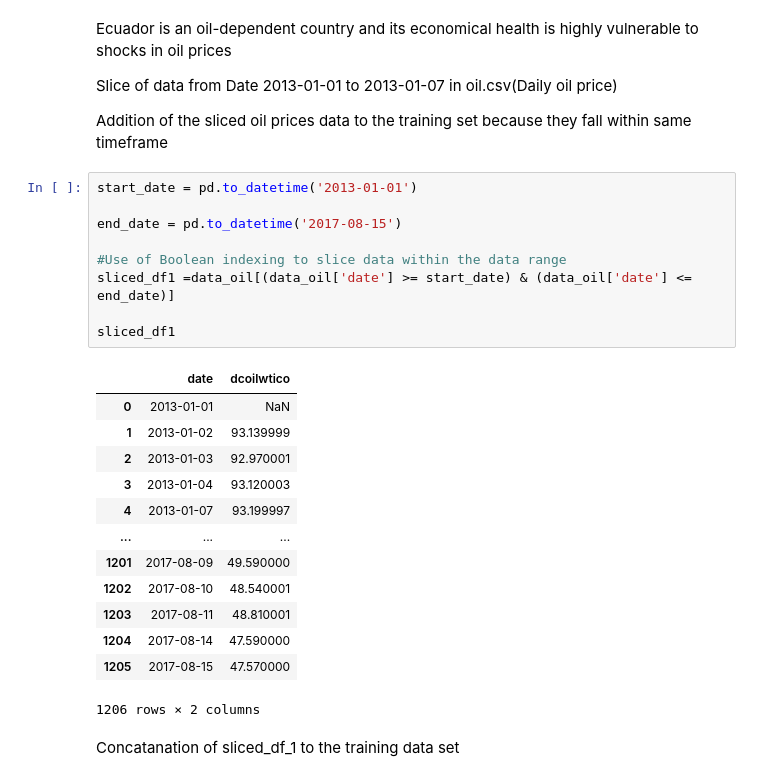
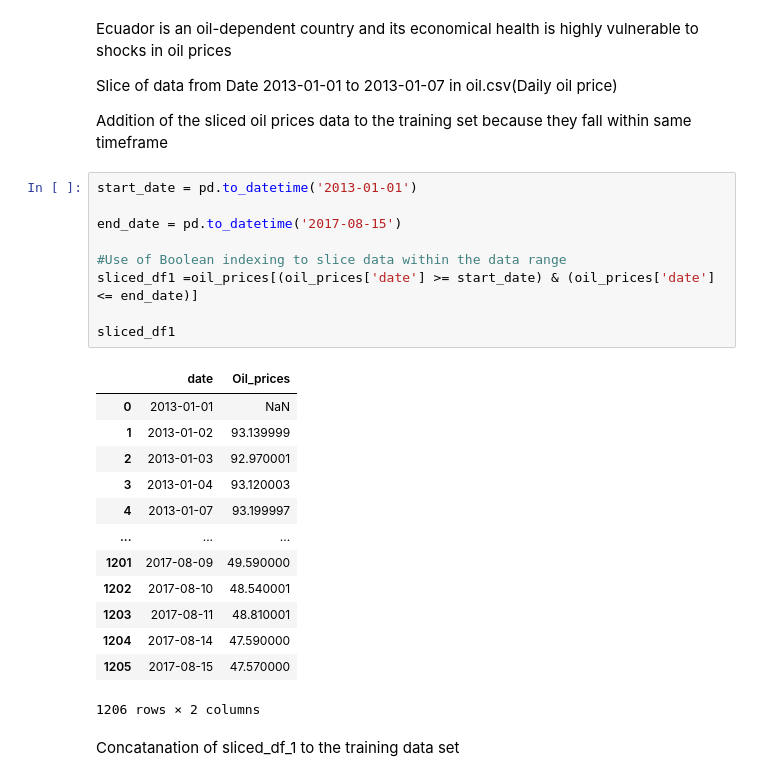
Before and after one commit to kaitany/LP3-Regression-Project, a Jupyter notebook: LP3_DAP.ipynb, the cells around one changed output. Saved outputs shown, nothing was run; the diff lists cells and outputs as text.

```diff
--- a/LP3_DAP.ipynb
+++ b/LP3_DAP.ipynb
@@ -425,14 +425,14 @@ Addition of the sliced oil prices data to the training set because they fall wit
 # %%
 start_date = pd.to_datetime('2013-01-01')
 
 end_date = pd.to_datetime('2017-08-15')
 
 #Use of Boolean indexing to slice data within the data range
-sliced_df1 =data_oil[(data_oil['date'] >= start_date) & (data_oil['date'] <= end_date)]
+sliced_df1 =oil_prices[(oil_prices['date'] >= start_date) & (oil_prices['date'] <= end_date)]
 
 sliced_df1
 # %% [output]
-|  | date | dcoilwtico |
+|  | date | Oil_prices |
 | 0 | 2013-01-01 | NaN |
 | 1 | 2013-01-02 | 93.139999 |
 | 2 | 2013-01-03 | 92.970001 |
```
Also changed, not shown: parts of 12 cells of this notebook.
